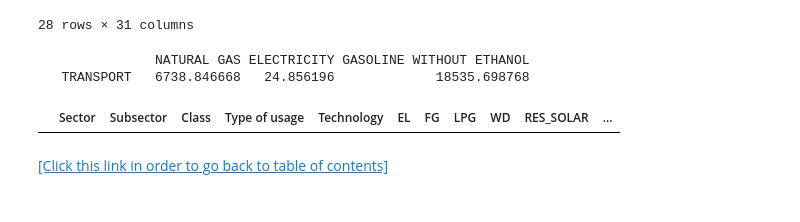
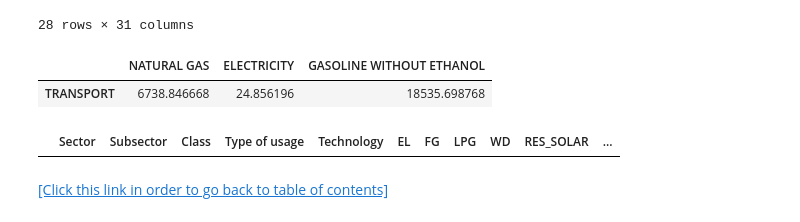
Before and after one commit to pablojimenezzabalaga/EnergyScope_Pathway_BO, a Jupyter notebook: Characterization of energy demand/Characterization of Bolivian energy demand.ipynb, the cells around one changed output. Saved outputs shown, nothing was run; the diff lists cells and outputs as text; code cells hidden in the pictures.

```diff
--- a/Characterization of energy demand/Characterization of Bolivian energy demand.ipynb
+++ b/Characterization of energy demand/Characterization of Bolivian energy demand.ipynb
@@ -200,26 +203,26 @@ df
 # %%
 # Find the row with a specific name
 selected_row = df[df.index.str.contains("TRANSPORT")]
 
 # Find the headers for the specified columns
 selected_columns = ["NATURAL GAS", "ELECTRICITY", "GASOLINE WITHOUT ETHANOL"]
 headers_containing_cols = {}
 for col in selected_columns:
     headers_containing_cols[col] = [header for header in selected_row.columns if col in header]
 
 # Create a DataFrame for the specified row and columns
 data = {}
 for col, headers_containing_col in headers_containing_cols.items():
     if headers_containing_col:
         data[col] = selected_row[headers_containing_col].iloc[0].values
 
 result_df = pd.DataFrame(data, index=[selected_row.index[0]])
 
 # Print the new DataFrame
-print(result_df.to_string(index=True, header=True))
+result_df
 # %% [output]
-               NATURAL GAS ELECTRICITY GASOLINE WITHOUT ETHANOL
-   TRANSPORT   6738.846668   24.856196             18535.698768
+|  | NATURAL GAS | ELECTRICITY | GASOLINE WITHOUT ETHANOL |
+| TRANSPORT | 6738.846668 | 24.856196 | 18535.698768 |
 # %%
 # Create the headers for the results dataframe
 headers = [
```
Also changed, not shown: parts of 6 cells of this notebook.
